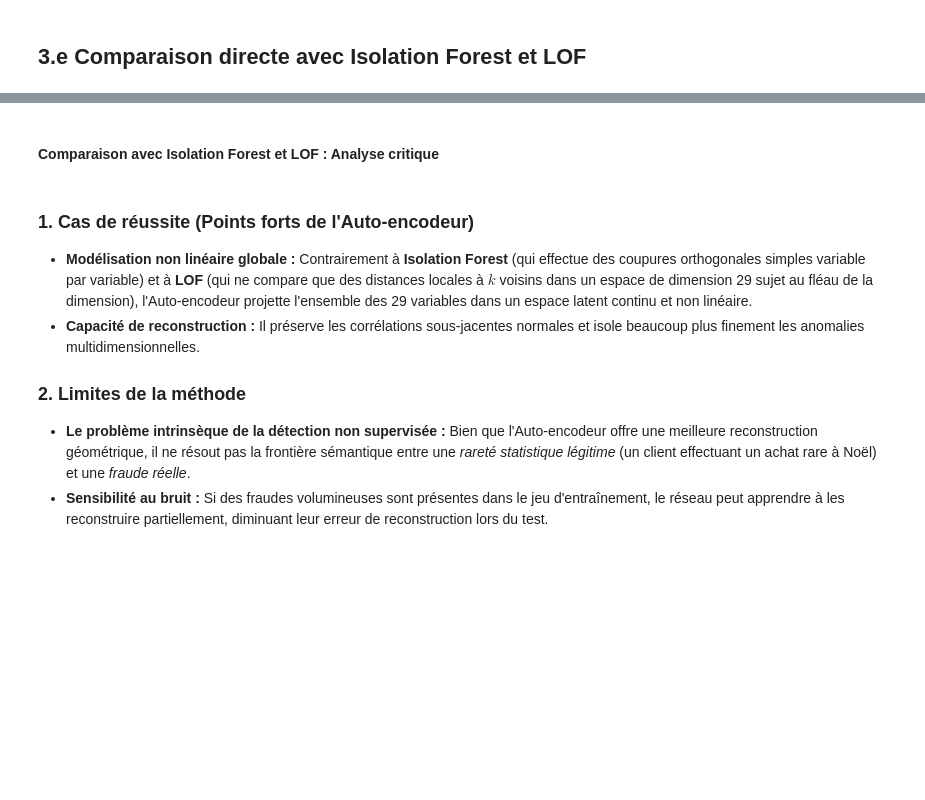
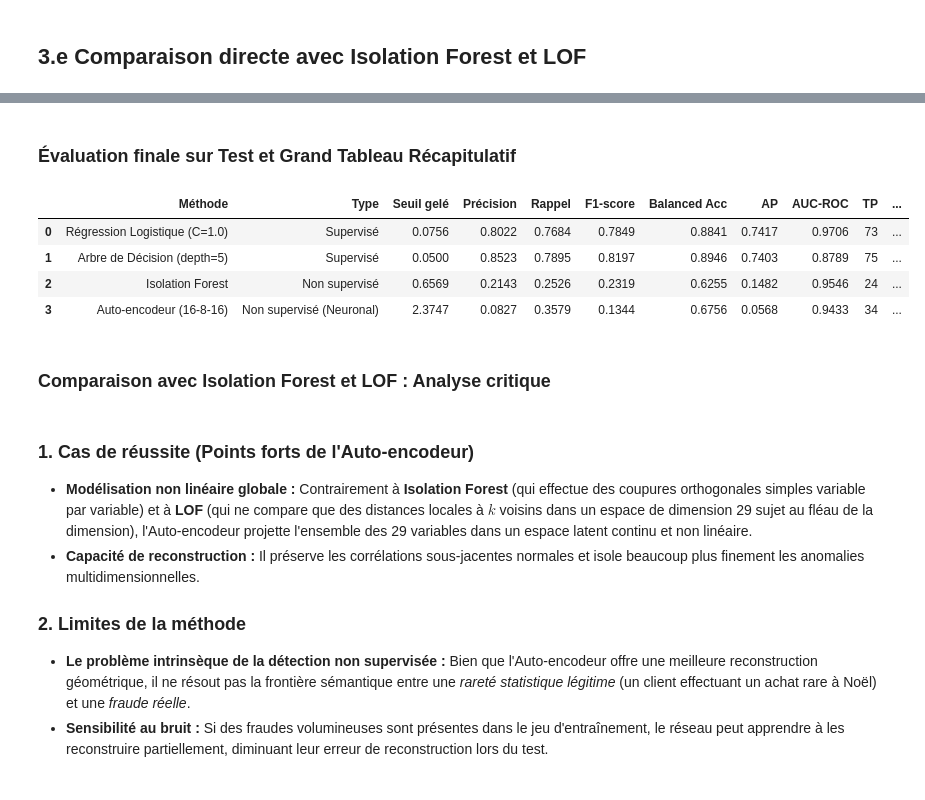
Before and after one commit to HananeDjouadi/TP-Anomalie-ML, a Jupyter notebook: notebook/partie2et3_fraudes.ipynb, the cells around one changed output, grey strips where cells are left out. Drawn from its saved outputs; the diff is of its cells as text; code cells hidden in the pictures; blank space fills up the shorter version.

```diff
--- a/notebook/partie2et3_fraudes.ipynb
+++ b/notebook/partie2et3_fraudes.ipynb
@@ -939,5 +849,28 @@ Courbes Comparatives : Auto-encodeur vs Isolation Forest vs LOF
+# %% [markdown]
+### Évaluation finale sur Test et Grand Tableau Récapitulatif
+# %%
+# 1. Évaluation de l'Auto-encodeur sur le Test
+metriques_test_ae, scores_test_ae = utils_partie3.evaluer_autoencodeur_test(
+    modeles_ae["Autoencodeur (16-8-16)"],
+    X_test_s,
+    y_test,
+    seuil_gele=df_resultats_ae.loc[0, "Seuil"],
+    t_train=df_resultats_ae.loc[0, "Temps Train (s)"]
+)
+
+# 2. Grand tableau récapitulatif 100% harmonisé
+df_recap_final = utils_partie3.tableau_recapitulatif_final(
+    res_test_best, res_test_tree, res_test_if, metriques_test_ae
+)
+display(df_recap_final)
+# %% [output]
+|  | Méthode | Type | Seuil gelé | Précision | Rappel | F1-score | Balanced Acc | AP | AUC-ROC | TP | ... |
+| 0 | Régression Logistique (C=1.0) | Supervisé | 0.0756 | 0.8022 | 0.7684 | 0.7849 | 0.8841 | 0.7417 | 0.9706 | 73 | ... |
+| 1 | Arbre de Décision (depth=5) | Supervisé | 0.0500 | 0.8523 | 0.7895 | 0.8197 | 0.8946 | 0.7403 | 0.8789 | 75 | ... |
+| 2 | Isolation Forest | Non supervisé | 0.6569 | 0.2143 | 0.2526 | 0.2319 | 0.6255 | 0.1482 | 0.9546 | 24 | ... |
+| 3 | Auto-encodeur (16-8-16) | Non supervisé (Neuronal) | 2.3747 | 0.0827 | 0.3579 | 0.1344 | 0.6756 | 0.0568 | 0.9433 | 34 | ... |
 # %% [markdown]
-#### Comparaison avec Isolation Forest et LOF : Analyse critique
+### Comparaison avec Isolation Forest et LOF : Analyse critique
 # %% [markdown]
 ### 1. Cas de réussite (Points forts de l'Auto-encodeur)
 - **Modélisation non linéaire globale :** Contrairement à **Isolation Forest** (qui effectue des coupures orthogonales simples variable par variable) et à **LOF** (qui ne compare que des distances locales à $k$ voisins dans un espace de dimension 29 sujet au fléau de la dimension), l'Auto-encodeur projette l'ensemble des 29 variables dans un espace latent continu et non linéaire.
```
Also changed, not shown: parts of 5 cells of this notebook, 2 other files.
